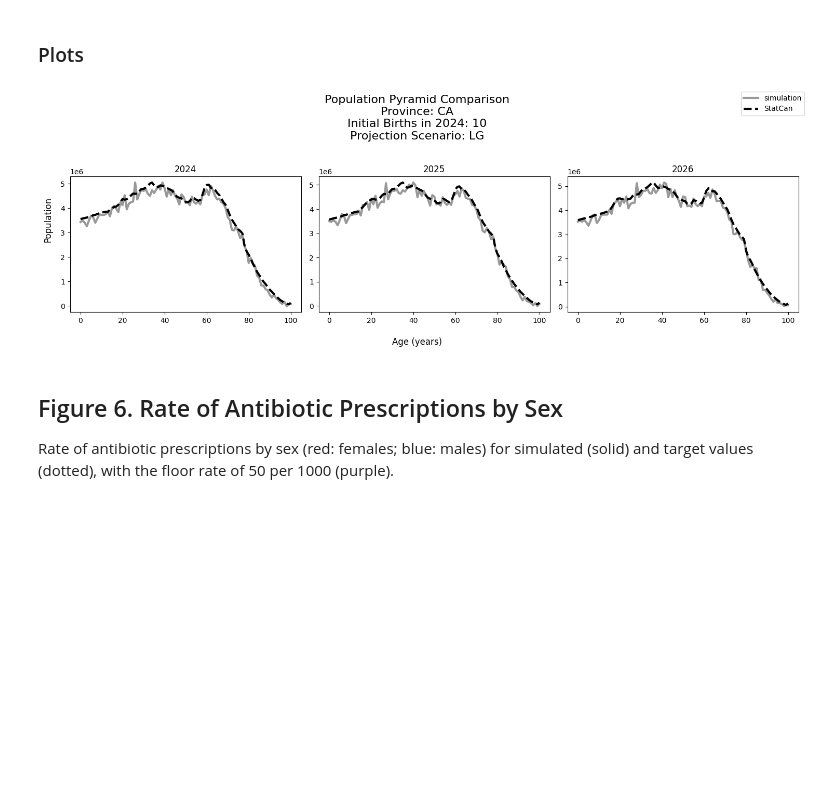
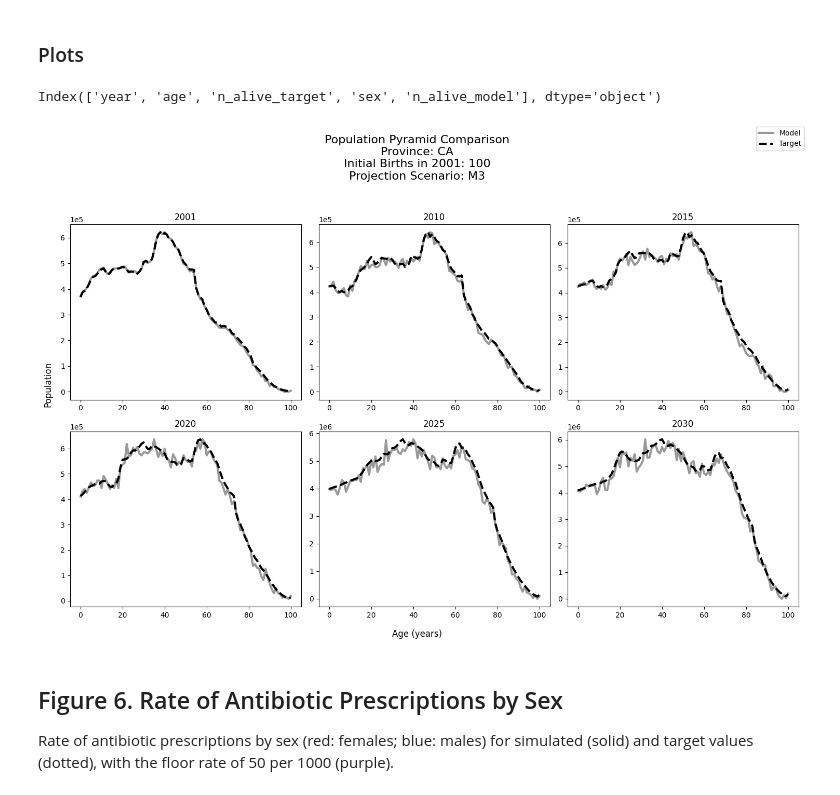
Before and after one commit to resplab/leap, a Jupyter notebook: validation.ipynb, the cells around one changed output. Cells and saved outputs as stored; diff of their text form; code cells hidden in the pictures; blank space fills up the shorter version.

```diff
--- a/validation.ipynb
+++ b/validation.ipynb
@@ -28,9 +35,9 @@ leap --run-simulation --time-horizon <TIME_HORIZON> --num-births-initial <N_BIRT
 RUN_BUNDLE_NAME = "2001-30-CA-M3-100-110"  # REPLACE WITH YOUR DESIRED SIMULATION RUN
 PATH_OUTPUT = "output"
 PROVINCE = "CA"
-STARTING_YEAR = 2024
-PROJECTION_SCENARIO = "LG"
-N_BIRTHS = 10
+STARTING_YEAR = 2001
+PROJECTION_SCENARIO = "M3"
+N_BIRTHS = 100
 # %% [markdown]
 ## Figure 5. Population Comparison
 
@@ -46,10 +51,4 @@ Population by age across selected years from the model (grey solid) and from Sta
 canada_pop_df = pd.read_csv(get_data_path("processed_data/birth/initial_pop_distribution_prop.csv"))
 # %%
 # Simulation Population Data
-simulation_df = pd.read_csv(pathlib.Path(PATH_OUTPUT, f"{RUN_BUNDLE_NAME}/outcome_matrix_alive.csv"))
+sim_pop_df = pd.read_csv(pathlib.Path(PATH_OUTPUT, f"{RUN_BUNDLE_NAME}/outcome_matrix_alive.csv"))
-# %%
-# Filter to only include chosen province, and  dates after chosen baseline year
-canada_pop_df = canada_pop_df[
-    (canada_pop_df['province'] == PROVINCE) &
-    (canada_pop_df['year'] >= STARTING_YEAR)
-]
@@ -60,9 +80,13 @@ simulation_df = simulation_df[simulation_df["year"] >= STARTING_YEAR]
 ### Plots
 # %%
 # Figure Parameters
-figure_years = range(2024, 2027)
+figure_years = [2001, 2010, 2015, 2020, 2025, 2030]
 num_cols = min(len(figure_years), 3)
 num_rows = int(np.ceil(len(figure_years) / num_cols))
+# %%
+print(fig5_df.columns)
+# %% [output]
+Index(['year', 'age', 'n_alive_target', 'sex', 'n_alive_model'], dtype='object')
 # %%
 fig, axs = plt.subplots(nrows=num_rows, ncols=num_cols, figsize=(5 * num_cols, 5 * num_rows))
 
@@ -75,52 +99,45 @@ for i, year in enumerate(figure_years):
         else:
             ax: plt.Axes = axs[i % num_cols]
     else:
-        ax: plt.Axes = axs[i // num_rows][i % num_cols]
+        ax: plt.Axes = axs[i // num_cols][i % num_cols]
 
-    # Filter stats data by current year
-    canada_pop_filtered_df = canada_pop_df[canada_pop_df["year"] == year]
-    # Group stats data by age and sum over sexes to current number of population for each age
-    canada_pop_totaled_df = canada_pop_filtered_df.groupby("age").sum().reset_index()
+    # Filter by current year
+    fig5_filtered_df = fig5_df[fig5_df["year"] == year]
+    # Group by age and sum over sexes to current number of population for each age
+    fig5_filtered_df = fig5_filtered_df.groupby("age").sum().reset_index()
 
-    # Filter simulation data by current year
-    simulation_pop_filtered_df = simulation_df[
-        (simulation_df["year"] == year) &
-        (simulation_df["age"] <= 100)
-    ]
-    # Group by age and sum over sexes to current number of population for each age
-    simulation_pop_totaled_df = simulation_pop_filtered_df.groupby("age").sum().reset_index()
     # Scale the simulation data to match the maximum population of the stats data
-    max_stats_age = canada_pop_totaled_df["n_age"].max()
-    max_simulation_age = simulation_pop_totaled_df["n_alive"].max()
+    max_stats_age = fig5_filtered_df["n_alive_target"].max()
+    max_simulation_age = fig5_filtered_df["n_alive_model"].max()
     scaling_factor = max_stats_age / max_simulation_age
-    simulation_pop_totaled_df["n_alive"] *= scaling_factor
+    fig5_filtered_df["n_alive_model"] *= scaling_factor
 
     # Plot simulation data
-    ax.plot(simulation_pop_totaled_df["age"], simulation_pop_totaled_df["n_alive"],
+    ax.plot(fig5_filtered_df["age"], fig5_filtered_df["n_alive_model"],
             color="#999999", linestyle="-", linewidth=3, label="simulated")
     # Plot historical and projected data from Stats Canada
-    ax.plot(canada_pop_totaled_df["age"], canada_pop_totaled_df["n_age"],
+    ax.plot(fig5_filtered_df["age"], fig5_filtered_df["n_alive_target"],
             color="black", linestyle="dashed", linewidth=3, label="observed")
 
     # Title and Labels
     ax.set_title(f"{year}", fontsize=12)
     ax.ticklabel_format(style='scientific', axis='y', scilimits=(0, 0))
 
 # Additional labels
 fig.supxlabel("Age (years)")
 fig.supylabel("Population")
 fig.suptitle(
     f"Population Pyramid Comparison\n"+
     f"Province: {PROVINCE}\n"+
     f"Initial Births in {STARTING_YEAR}: {N_BIRTHS}\n"+
     f"Projection Scenario: {PROJECTION_SCENARIO}",
     fontsize=16
 )
-fig.legend(["simulation", "StatCan"])
+fig.legend(["Model", "Target"])
 plt.tight_layout(rect=[0.01, 0, 1, 0.95])
 plt.show()
 # %% [output]
-[figure, old version]
+[figure, new version]
 # %% [markdown]
 ## Figure 6. Rate of Antibiotic Prescriptions by Sex
 
```
Also changed, not shown: parts of 7 cells of this notebook.
